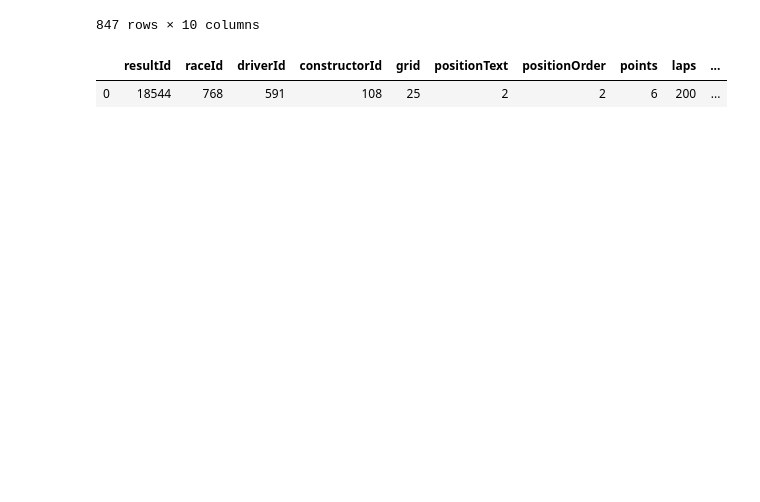
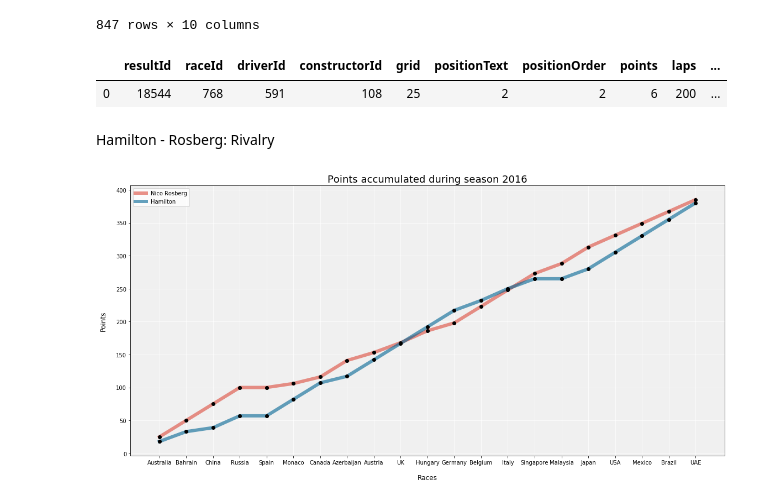
Before and after one commit to osskari/F1Data, a Jupyter notebook: Untitled.ipynb, the cells around one changed output. Saved outputs shown, nothing was run; the diff lists cells and outputs as text; code cells hidden in the pictures; blank space fills up the shorter version.

Commit message:
Hamilton/rosberg

```diff
--- a/Untitled.ipynb
+++ b/Untitled.ipynb
@@ -711,3 +711,73 @@ pd.read_sql_query(' '.join([
 # %% [output]
 |  | resultId | raceId | driverId | constructorId | grid | positionText | positionOrder | points | laps | ... |
 | 0 | 18544 | 768 | 591 | 108 | 25 | 2 | 2 | 6 | 200 | ... |
+# %% [markdown]
+Hamilton - Rosberg: Rivalry
+# %%
+#All races in the year 2016
+races_2016 = pd.read_sql_query(' '.join([
+    'SELECT r.raceId, r.circuitId',
+    'FROM Races AS r',
+    'WHERE r.year == 2016'
+]), engine).set_index('raceId')
+
+#Get all circuit to use as x-axis
+circuit = pd.read_sql_query(' '.join([
+    'SELECT c.name',
+    'FROM Circuits AS c'
+]), engine)
+
+#Driver standing of races during 2016 season
+driver_standings = pd.read_sql_query(' '.join([
+    'SELECT *',
+    'FROM DriverStandings As ds',
+    'WHERE ds.raceId <= 968 AND ds.raceId >= 948'
+]), engine)
+
+#Join together races and circuits to use circuit name for x-axis
+races_circuits = pd.read_sql_query(' '.join([
+    'SELECT r.raceId, c.name, c.location, c.country',
+    'FROM Circuits AS c',
+    'JOIN Races AS r',
+    'ON r.circuitId == c.circuitId',
+    'WHERE r.year == 2016'
+]), engine)
+
+
+#Drop all drivers that do not have Rosberg's id, merge with races and circuit and sort by raceId to
+#get the season in order
+rosberg = driver_standings.drop(driver_standings[(driver_standings.driverId != 3)].index)
+rosberg = rosberg.merge(races_circuits, on='raceId', how='left').set_index('raceId')
+rosberg.sort_values(by=['raceId'], inplace=True)
+
+#Drop all drivers that do not have Hamilton's id, merge with races and circuit and sort by raceId to
+#get the season in order
+hamilton = driver_standings.drop(driver_standings[(driver_standings.driverId != 1)].index)
+hamilton = hamilton.merge(races_circuits, on='raceId', how='left').set_index('raceId')
+hamilton.sort_values(by=['raceId'], inplace=True)
+
+#Set figure size and face color
+fig =plt.figure(figsize=(16,8))
+ax = plt.axes(facecolor='#F0F0F0')
+ax.set_axisbelow(True)
+
+# draw solid white grid lines
+plt.grid(color='w', linestyle='solid')
+
+#plotting Rosberg
+plt.plot(rosberg.country, rosberg.points, lw=6, alpha=0.6, color='#DC493A', label="Nico Rosberg")
+plt.scatter(rosberg.country, rosberg.points, color='k', zorder=5)
+
+#plotting Hamilton
+plt.scatter(hamilton.country, hamilton.points, color='k', zorder=5)
+plt.plot(hamilton.country, hamilton.points, lw=6, alpha=0.6, color='#006494', label="Hamilton")
+
+#Setting labels, title, and legend
+plt.xlabel('Races', fontsize=12, labelpad=16)
+plt.ylabel('Points',fontsize=12, labelpad=16)
+plt.title('Points accumulated during season 2016', fontsize=18)
+fig.tight_layout()
+plt.legend(loc=0)
+plt.show()
+# %% [output]
+[figure, added]
```
